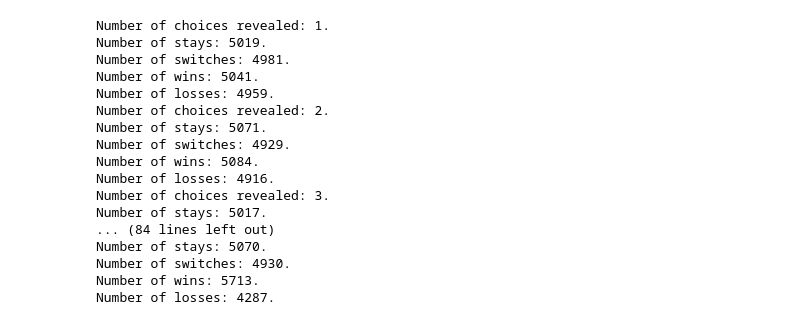
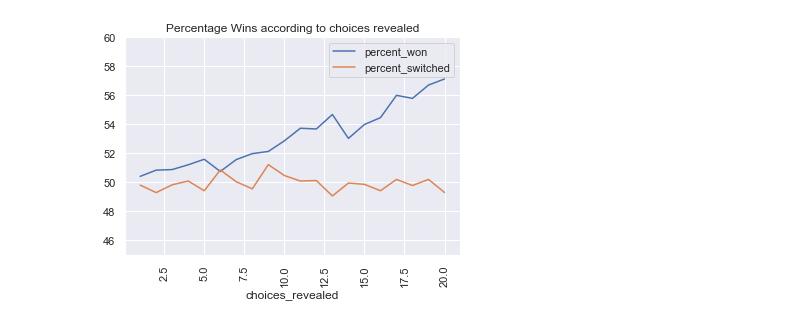
Before and after one commit to Neil621/Brexit_Simulator, a Jupyter notebook: Monty_Hall_Simulation.ipynb, the cells around one changed output. Saved outputs shown, nothing was run; the diff lists cells and outputs as text; code cells hidden in the pictures.

```diff
--- a/Monty_Hall_Simulation.ipynb
+++ b/Monty_Hall_Simulation.ipynb
@@ -273 +371,24 @@ def simulate_game(k):
+# %%
+#plot switching and percentage wins for k
+import matplotlib.pyplot as plt
+import seaborn as sns; sns.set()
+from matplotlib.pyplot import figure
+
+percent_won=sim_df['wins']/(sim_df['wins']+sim_df['losses'])*100
+percent_switched=sim_df['switches']/(sim_df['stays']+sim_df['switches'])*100
+
+#plt.subplots(figsize=(15,6))
+sns.lineplot(x=sim_df['choices_revealed'], y=percent_won,palette='rocket',label="percent_won")
+sns.lineplot(x=sim_df['choices_revealed'], y=percent_switched,label="percent_switched")
+
+plt.ylim(45, 60)
+plt.xticks(rotation=90)
+plt.title('Percentage Wins according to choices revealed')
+plt.savefig('Wins_choices_switches.png')
+ax.legend()
+plt.show()
+
+#no clear bias between switching and winning accross k
+# %% [output]
+[figure, added]
 # %%
@@ -422,25 +484,0 @@ def simulate_game():
-# %%
-ks=[]
-nums_won = []
-nums_loss = []
-nums_stay =[]
-nums_switch=[]
-simulate_game()
-# %% [output]
-Number of choices revealed: 1.
-Number of stays: 5019.
-Number of switches: 4981.
-Number of wins: 5041.
-Number of losses: 4959.
-Number of choices revealed: 2.
-Number of stays: 5071.
-Number of switches: 4929.
-Number of wins: 5084.
-Number of losses: 4916.
-Number of choices revealed: 3.
-Number of stays: 5017.
-... (84 lines left out)
-Number of stays: 5070.
-Number of switches: 4930.
-Number of wins: 5713.
-Number of losses: 4287.
```
Also changed, not shown: parts of 19 cells of this notebook, 2 other files.
